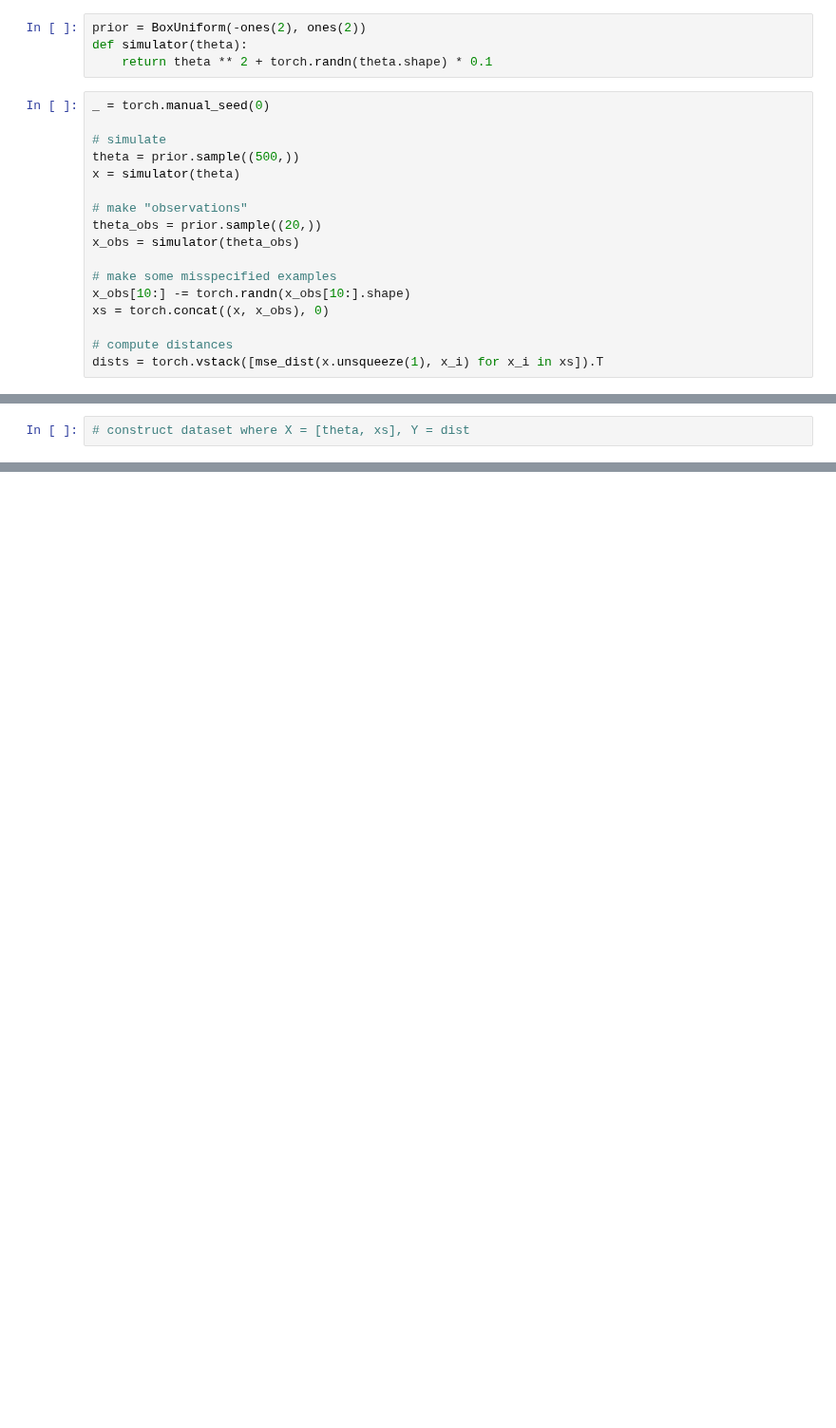
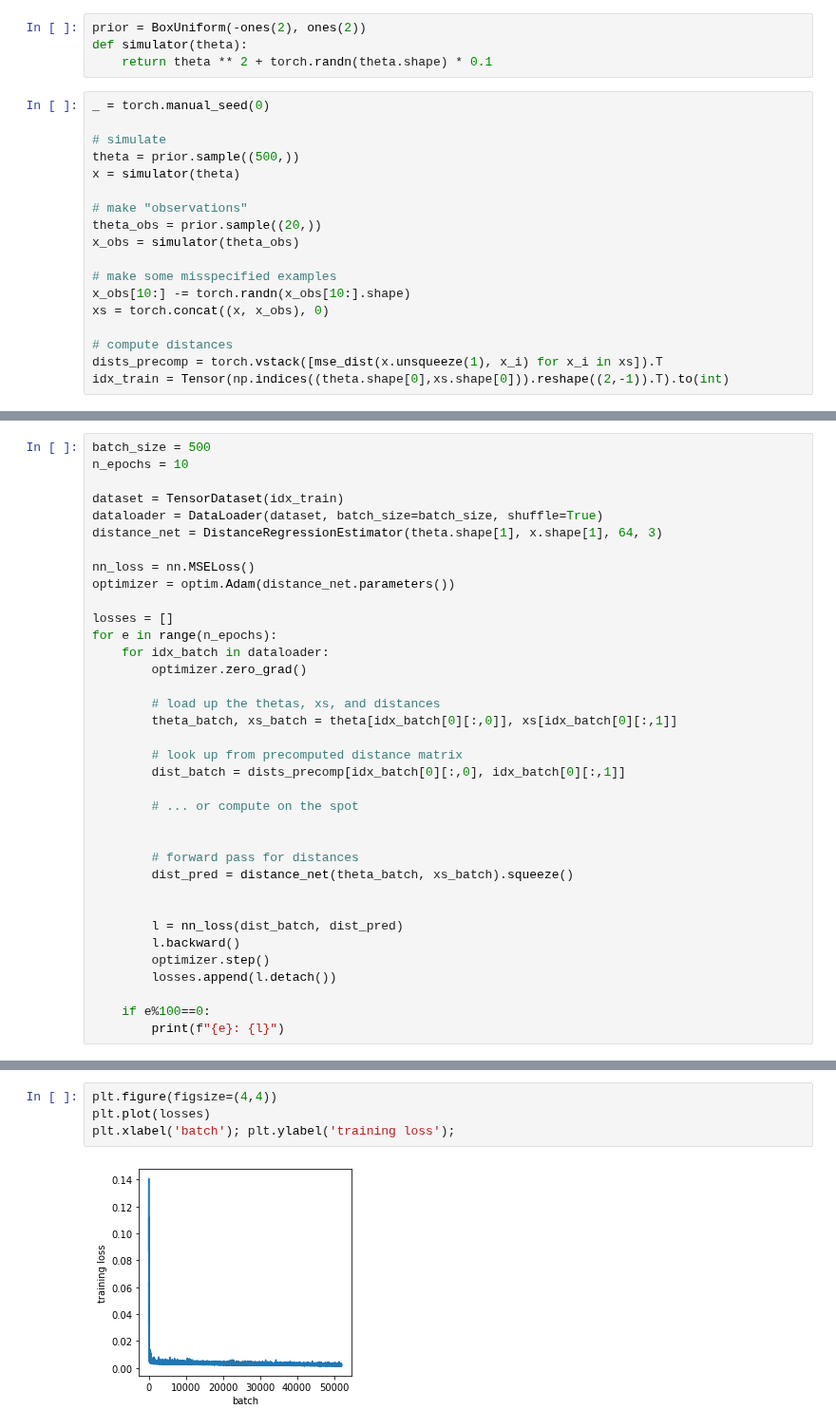
Before and after one commit to mackelab/neuralgbi, a Jupyter notebook: paper/fig4/notebooks/01_distance_learning.ipynb, the cells around one changed output, grey strips where cells are left out. Shown at 95% size. Cells and saved outputs as stored; diff of their text form; blank space fills up the shorter version.

Commit message:
amortized distance learning works for toy example

```diff
--- a/paper/fig4/notebooks/01_distance_learning.ipynb
+++ b/paper/fig4/notebooks/01_distance_learning.ipynb
@@ -37,4 +62,5 @@ x_obs[10:] -= torch.randn(x_obs[10:].shape)
 xs = torch.concat((x, x_obs), 0)
 
 # compute distances
-dists = torch.vstack([mse_dist(x.unsqueeze(1), x_i) for x_i in xs]).T
+dists_precomp = torch.vstack([mse_dist(x.unsqueeze(1), x_i) for x_i in xs]).T
+idx_train = Tensor(np.indices((theta.shape[0],xs.shape[0])).reshape((2,-1)).T).to(int)
@@ -59,2 +67,36 @@ theta.unsqueeze(2).repeat((1,1, xs.shape[0])).shape, xs.unsqueeze(2).repeat((1,1
 # %%
-# construct dataset where X = [theta, xs], Y = dist
+batch_size = 500
+n_epochs = 10
+
+dataset = TensorDataset(idx_train)
+dataloader = DataLoader(dataset, batch_size=batch_size, shuffle=True)
+distance_net = DistanceRegressionEstimator(theta.shape[1], x.shape[1], 64, 3)
+
+nn_loss = nn.MSELoss()
+optimizer = optim.Adam(distance_net.parameters())
+
+losses = []
+for e in range(n_epochs):
+    for idx_batch in dataloader:
+        optimizer.zero_grad()
+
+        # load up the thetas, xs, and distances
+        theta_batch, xs_batch = theta[idx_batch[0][:,0]], xs[idx_batch[0][:,1]]
+
+        # look up from precomputed distance matrix
+        dist_batch = dists_precomp[idx_batch[0][:,0], idx_batch[0][:,1]]
+
+        # ... or compute on the spot
+
+
+        # forward pass for distances
+        dist_pred = distance_net(theta_batch, xs_batch).squeeze()
+
+
+        l = nn_loss(dist_batch, dist_pred)
+        l.backward()
+        optimizer.step()
+        losses.append(l.detach())
+
+    if e%100==0:
+        print(f"{e}: {l}")
@@ -61 +105,7 @@ theta.unsqueeze(2).repeat((1,1, xs.shape[0])).shape, xs.unsqueeze(2).repeat((1,1
+# %%
+plt.figure(figsize=(4,4))
+plt.plot(losses)
+plt.xlabel('batch'); plt.ylabel('training loss');
+# %% [output]
+[figure, added]
 # %%
```
Also changed, not shown: parts of 12 cells of this notebook.
